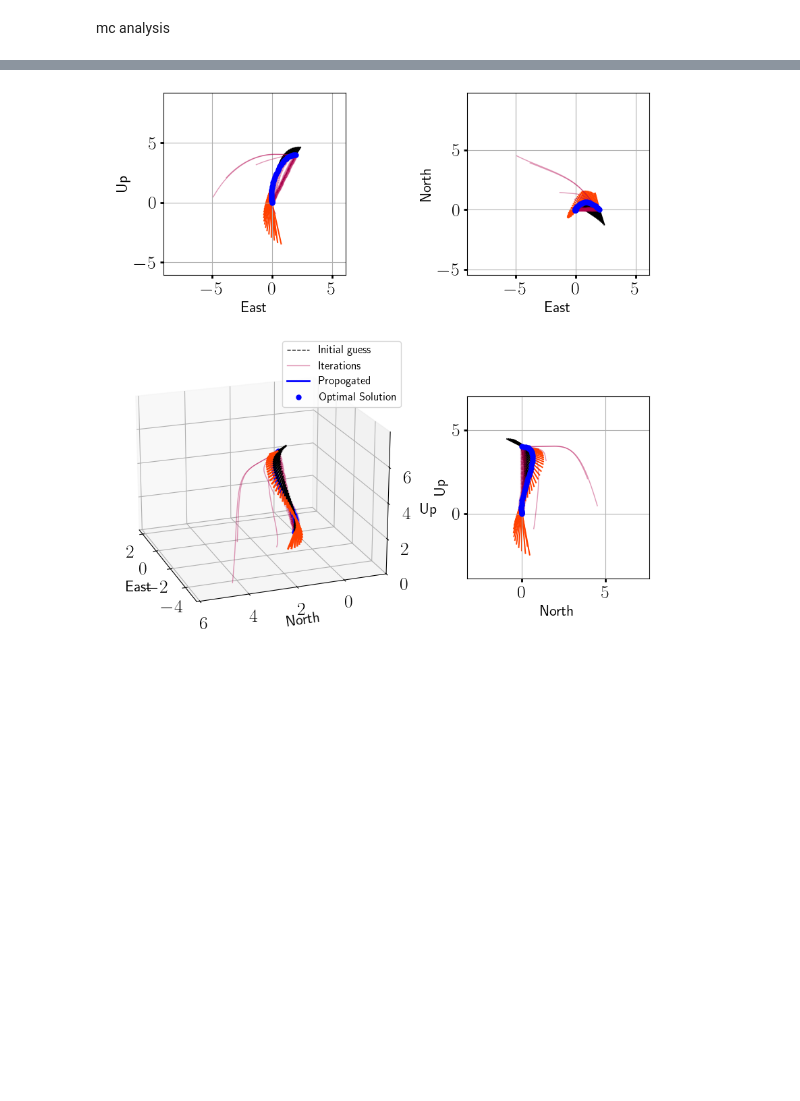
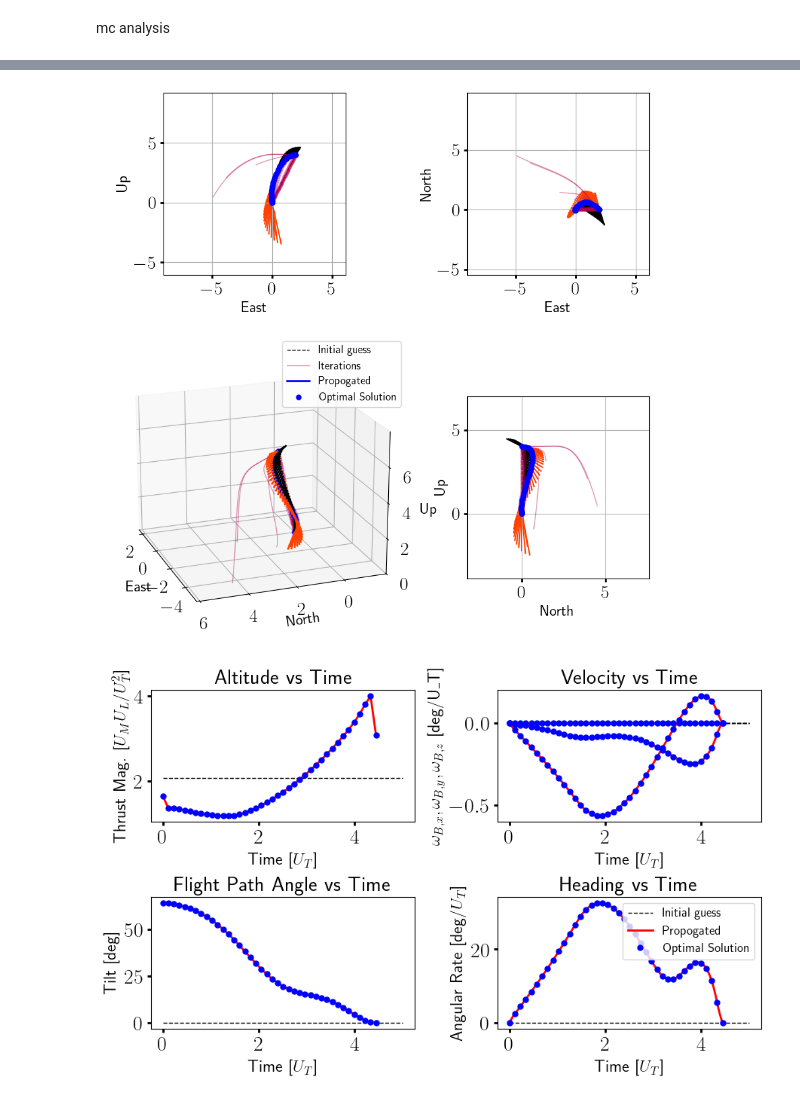
Before and after one commit to mceowen/trajopt, a Jupyter notebook: src/trajopt/examples/lander_6dof/main_standalone.ipynb, the cells around one changed output, grey strips where cells are left out. Cells and saved outputs as stored; diff of their text form; code cells hidden in the pictures; blank space fills up the shorter version.

```diff
--- a/src/trajopt/examples/lander_6dof/main_standalone.ipynb
+++ b/src/trajopt/examples/lander_6dof/main_standalone.ipynb
@@ -147,20 +147,21 @@ plotparams['displayfigs'] = displayfigs;
 # %%
 ALL_PLOTS = True
 if ALL_PLOTS:
 
     newparams = {'usequiver':True,'sideviews':True,'skip':1}
     makePlotTrajs(PLTS1,ins={**plotparams,**newparams});
 
-    # makePlotStates(PLTS1,ins=plotparams);
+    makePlotStates(PLTS1,ins=plotparams);
 
     ### looks in 'weights' plots over time
     # newparams = {'weights_info':['W_dyn','dual_dyn']}
     # # newparams = {'weights_info':[('W_dyn',(0)),('dual_dyn',(0,1))]}
-    # makePlotWghtsFlex(PLTS1,ins={**plotparams,**newparams});
+    makePlotWghtsFlex(PLTS1,ins={**plotparams,**newparams});
 
     ### looks in 'conv_data' plots over iterations
     # newparams = {'converge_info':['chk_feas_term','chk_feas_dyn']}
-    # makePlotConvsFlex(PLTS1,ins={**plotparams,**newparams});
+    makePlotConvsFlex(PLTS1,ins={**plotparams,**newparams});
 # %% [output]
 [figure]
 [figure]
+[figure, added]
```
Also changed, not shown: parts of 2 cells of this notebook, 25 other files.
